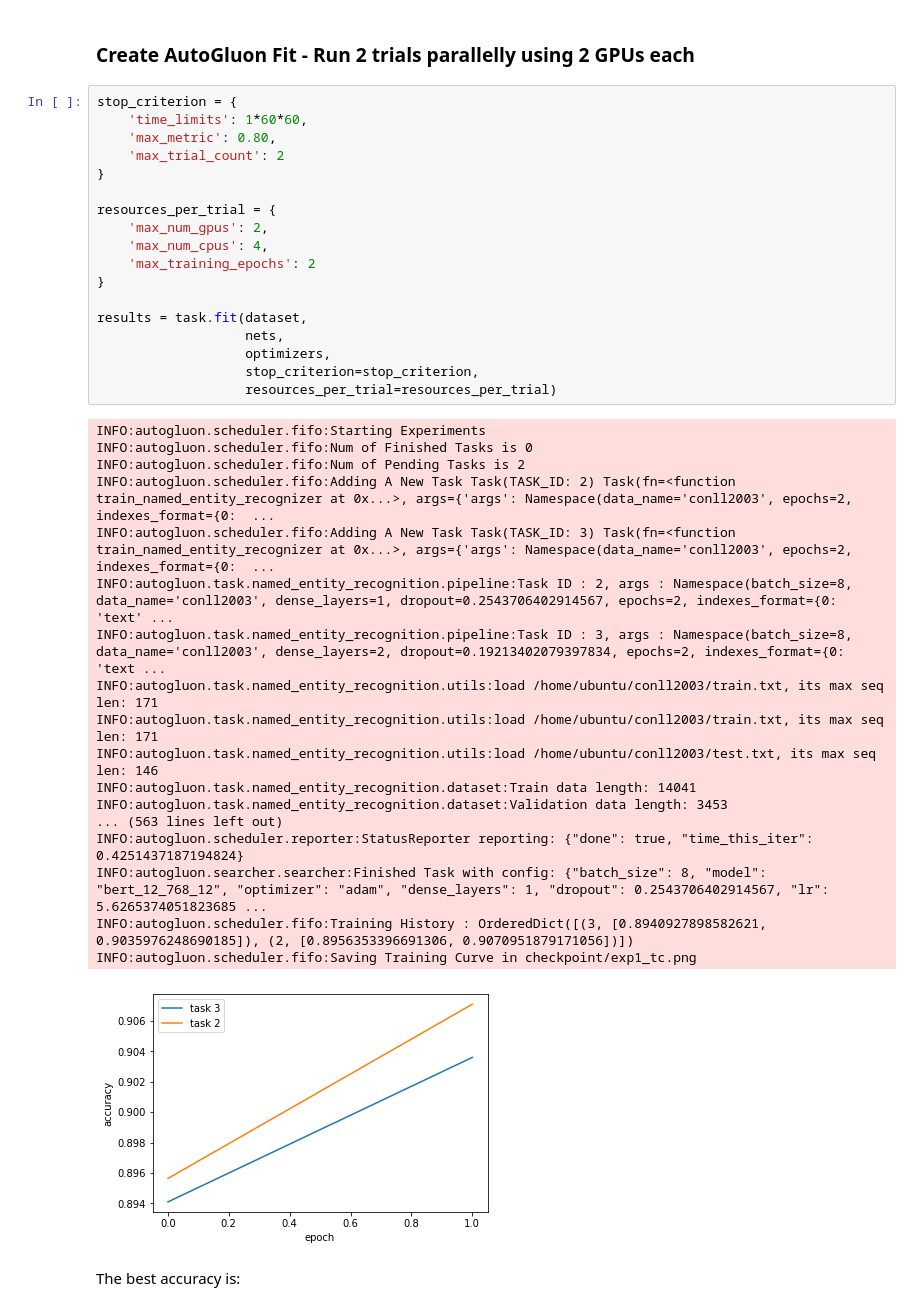
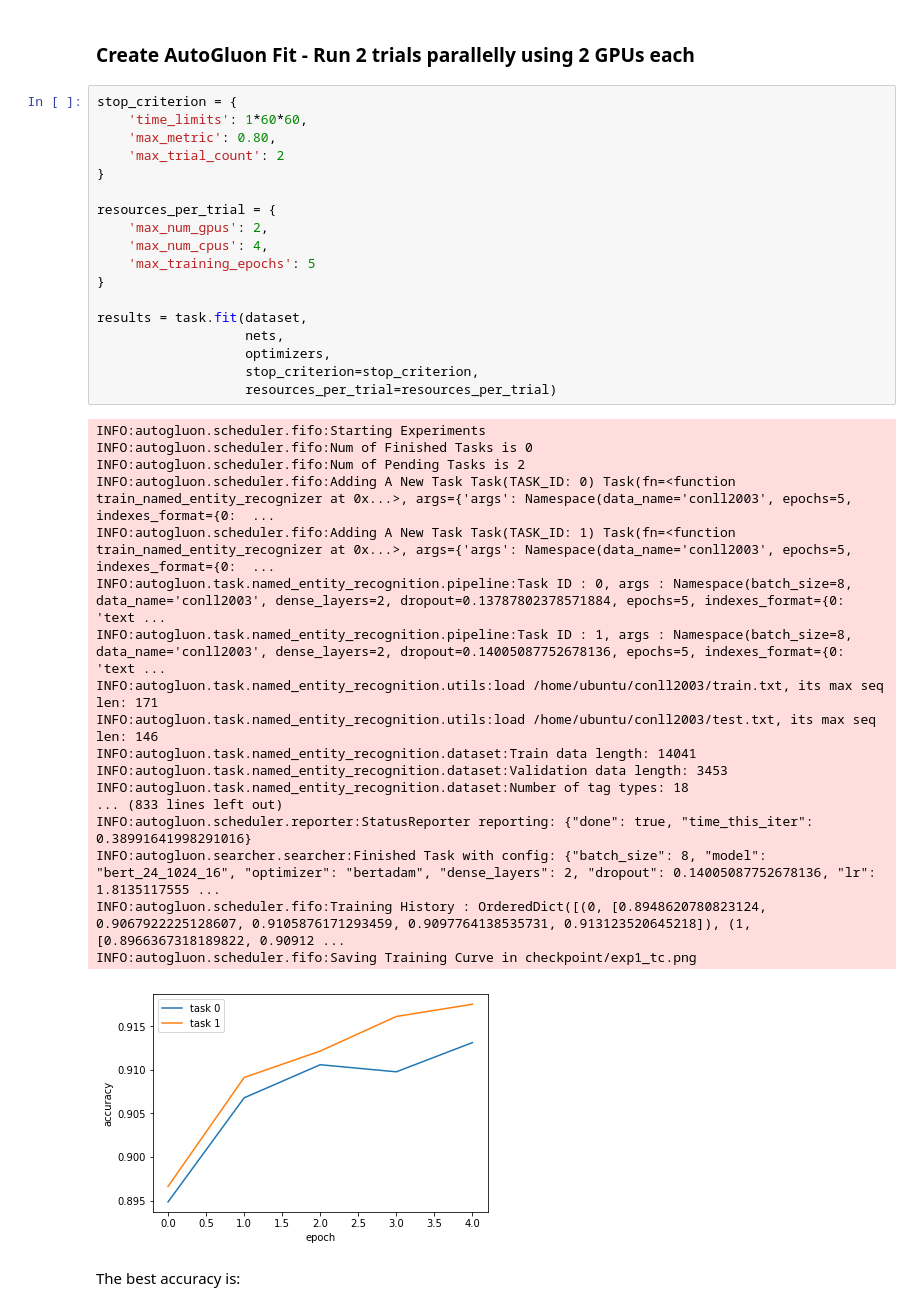
Before and after one commit to autogluon/autogluon, a Jupyter notebook: tutorials/autogluon_ner_demo_conll2003.ipynb, the cells around one changed output. Saved outputs shown, nothing was run; the diff lists cells and outputs as text.

```diff
--- a/tutorials/autogluon_ner_demo_conll2003.ipynb
+++ b/tutorials/autogluon_ner_demo_conll2003.ipynb
@@ -142,40 +142,40 @@ AutoGluon Optimizers ['adam', 'bertadam'] with Configuration space object:
 # %%
 stop_criterion = {
     'time_limits': 1*60*60,
     'max_metric': 0.80,
     'max_trial_count': 2
 }
 
 resources_per_trial = {
     'max_num_gpus': 2,
     'max_num_cpus': 4,
-    'max_training_epochs': 2
+    'max_training_epochs': 5
 }
 
 results = task.fit(dataset,
                    nets,
                    optimizers,
                    stop_criterion=stop_criterion,
                    resources_per_trial=resources_per_trial)
 # %% [output]
 INFO:autogluon.scheduler.fifo:Starting Experiments
 INFO:autogluon.scheduler.fifo:Num of Finished Tasks is 0
 INFO:autogluon.scheduler.fifo:Num of Pending Tasks is 2
-INFO:autogluon.scheduler.fifo:Adding A New Task Task(TASK_ID: 2) Task(fn=<function train_named_entity_recognizer at 0x...>, args={'args': Namespace(data_name='conll2003', epochs=2, indexes_format={0:  ...
-INFO:autogluon.scheduler.fifo:Adding A New Task Task(TASK_ID: 3) Task(fn=<function train_named_entity_recognizer at 0x...>, args={'args': Namespace(data_name='conll2003', epochs=2, indexes_format={0:  ...
-INFO:autogluon.task.named_entity_recognition.pipeline:Task ID : 2, args : Namespace(batch_size=8, data_name='conll2003', dense_layers=1, dropout=0.2543706402914567, epochs=2, indexes_format={0: 'text' ...
-INFO:autogluon.task.named_entity_recognition.pipeline:Task ID : 3, args : Namespace(batch_size=8, data_name='conll2003', dense_layers=2, dropout=0.19213402079397834, epochs=2, indexes_format={0: 'text ...
-INFO:autogluon.task.named_entity_recognition.utils:load /home/ubuntu/conll2003/train.txt, its max seq len: 171
+INFO:autogluon.scheduler.fifo:Adding A New Task Task(TASK_ID: 0) Task(fn=<function train_named_entity_recognizer at 0x...>, args={'args': Namespace(data_name='conll2003', epochs=5, indexes_format={0:  ...
+INFO:autogluon.scheduler.fifo:Adding A New Task Task(TASK_ID: 1) Task(fn=<function train_named_entity_recognizer at 0x...>, args={'args': Namespace(data_name='conll2003', epochs=5, indexes_format={0:  ...
+INFO:autogluon.task.named_entity_recognition.pipeline:Task ID : 0, args : Namespace(batch_size=8, data_name='conll2003', dense_layers=2, dropout=0.13787802378571884, epochs=5, indexes_format={0: 'text ...
+INFO:autogluon.task.named_entity_recognition.pipeline:Task ID : 1, args : Namespace(batch_size=8, data_name='conll2003', dense_layers=2, dropout=0.14005087752678136, epochs=5, indexes_format={0: 'text ...
 INFO:autogluon.task.named_entity_recognition.utils:load /home/ubuntu/conll2003/train.txt, its max seq len: 171
 INFO:autogluon.task.named_entity_recognition.utils:load /home/ubuntu/conll2003/test.txt, its max seq len: 146
 INFO:autogluon.task.named_entity_recognition.dataset:Train data length: 14041
 INFO:autogluon.task.named_entity_recognition.dataset:Validation data length: 3453
-... (563 lines left out)
-INFO:autogluon.scheduler.reporter:StatusReporter reporting: {"done": true, "time_this_iter": 0.4251437187194824}
-INFO:autogluon.searcher.searcher:Finished Task with config: {"batch_size": 8, "model": "bert_12_768_12", "optimizer": "adam", "dense_layers": 1, "dropout": 0.2543706402914567, "lr": 5.6265374051823685 ...
-INFO:autogluon.scheduler.fifo:Training History : OrderedDict([(3, [0.8940927898582621, 0.9035976248690185]), (2, [0.8956353396691306, 0.9070951879171056])])
+INFO:autogluon.task.named_entity_recognition.dataset:Number of tag types: 18
+... (833 lines left out)
+INFO:autogluon.scheduler.reporter:StatusReporter reporting: {"done": true, "time_this_iter": 0.38991641998291016}
+INFO:autogluon.searcher.searcher:Finished Task with config: {"batch_size": 8, "model": "bert_24_1024_16", "optimizer": "bertadam", "dense_layers": 2, "dropout": 0.14005087752678136, "lr": 1.8135117555 ...
+INFO:autogluon.scheduler.fifo:Training History : OrderedDict([(0, [0.8948620780823124, 0.9067922225128607, 0.9105876171293459, 0.9097764138535731, 0.913123520645218]), (1, [0.8966367318189822, 0.90912 ...
 INFO:autogluon.scheduler.fifo:Saving Training Curve in checkpoint/exp1_tc.png
-[figure, old version]
+[figure, new version]
 # %% [markdown]
 The best accuracy is:
 # %%
```
Also changed, not shown: parts of 9 cells of this notebook.
